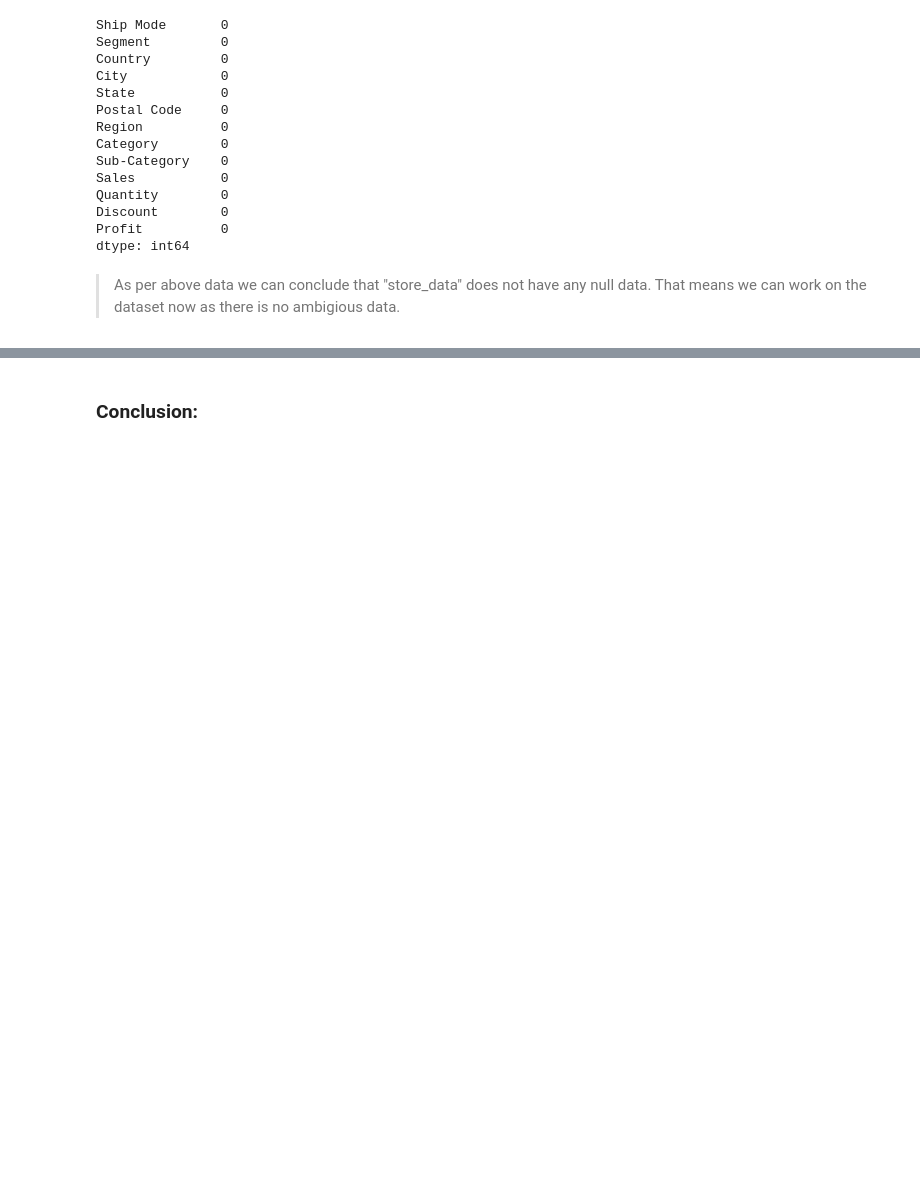
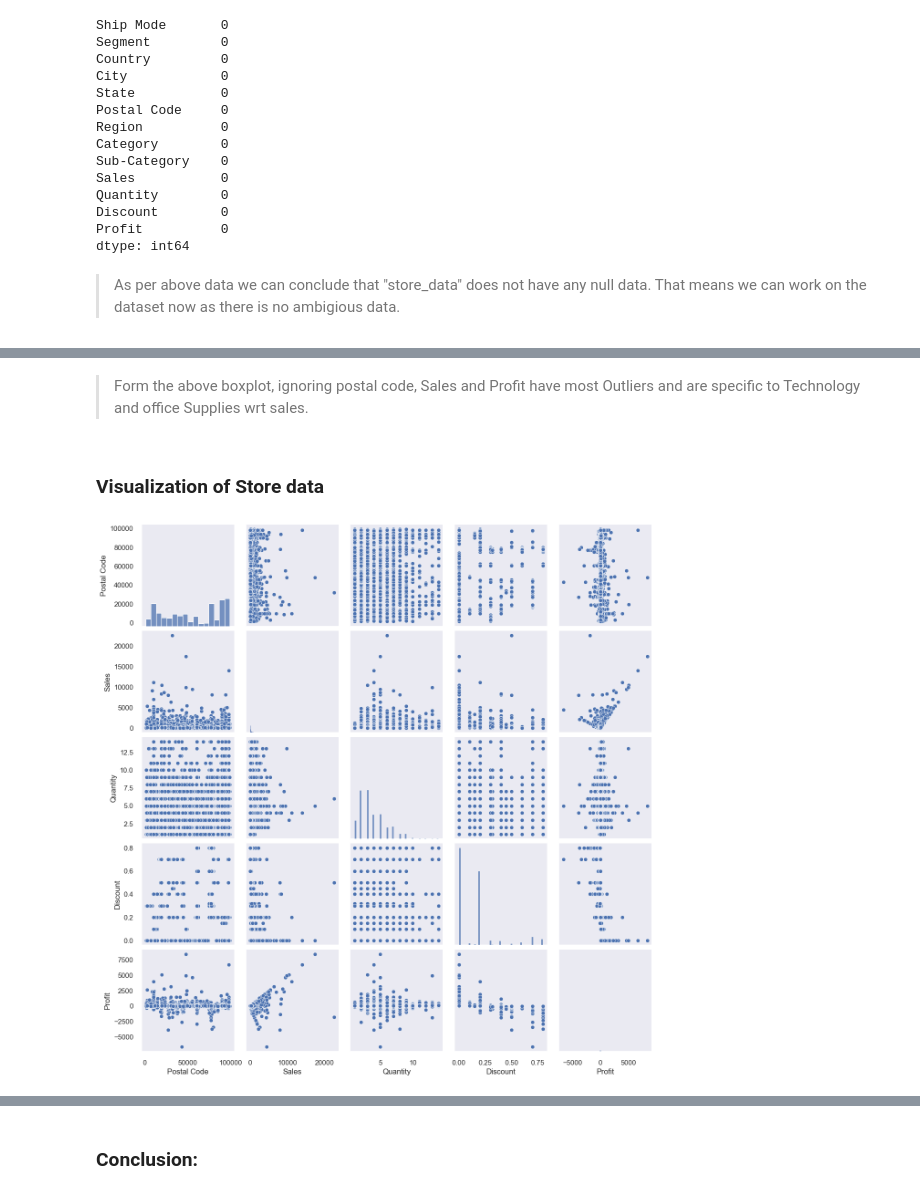
Before and after one commit to PranshuSingh256/Sparks-Foundation-Tasks, a Jupyter notebook: T3 Retail.ipynb, the cells around one changed output, grey strips where cells are left out. Saved outputs shown, nothing was run; the diff lists cells and outputs as text; code cells hidden in the pictures; blank space fills up the shorter version.

```diff
--- a/T3 Retail.ipynb
+++ b/T3 Retail.ipynb
@@ -83,0 +158,9 @@ store_data.describe()
+# %% [markdown]
+> Form the above boxplot, ignoring postal code, Sales and Profit have most Outliers and are specific to Technology and office Supplies wrt sales.
+# %% [markdown]
+### Visualization of Store data
+# %%
+sns.pairplot(store_data)
+plt.show()
+# %% [output]
+[figure, added]
```
Also changed, not shown: parts of 29 cells of this notebook.
